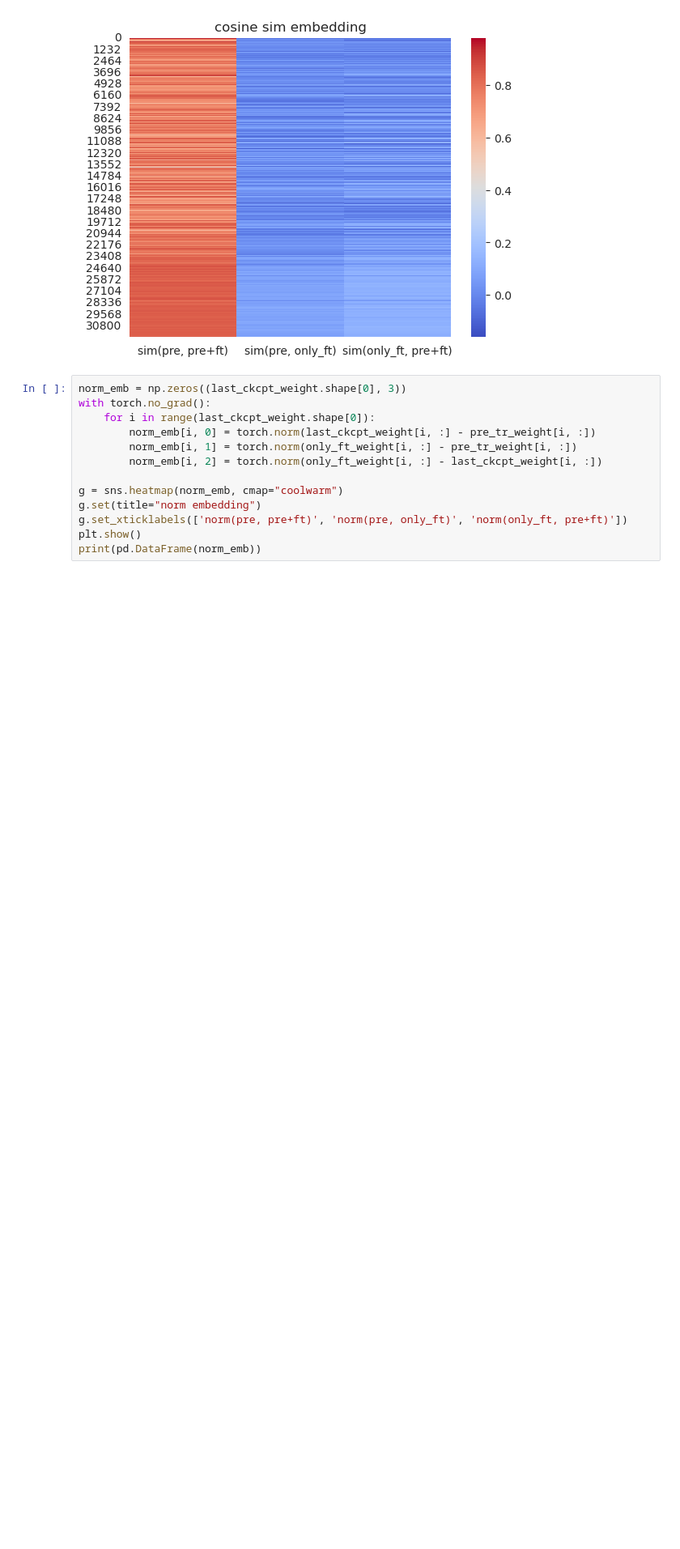
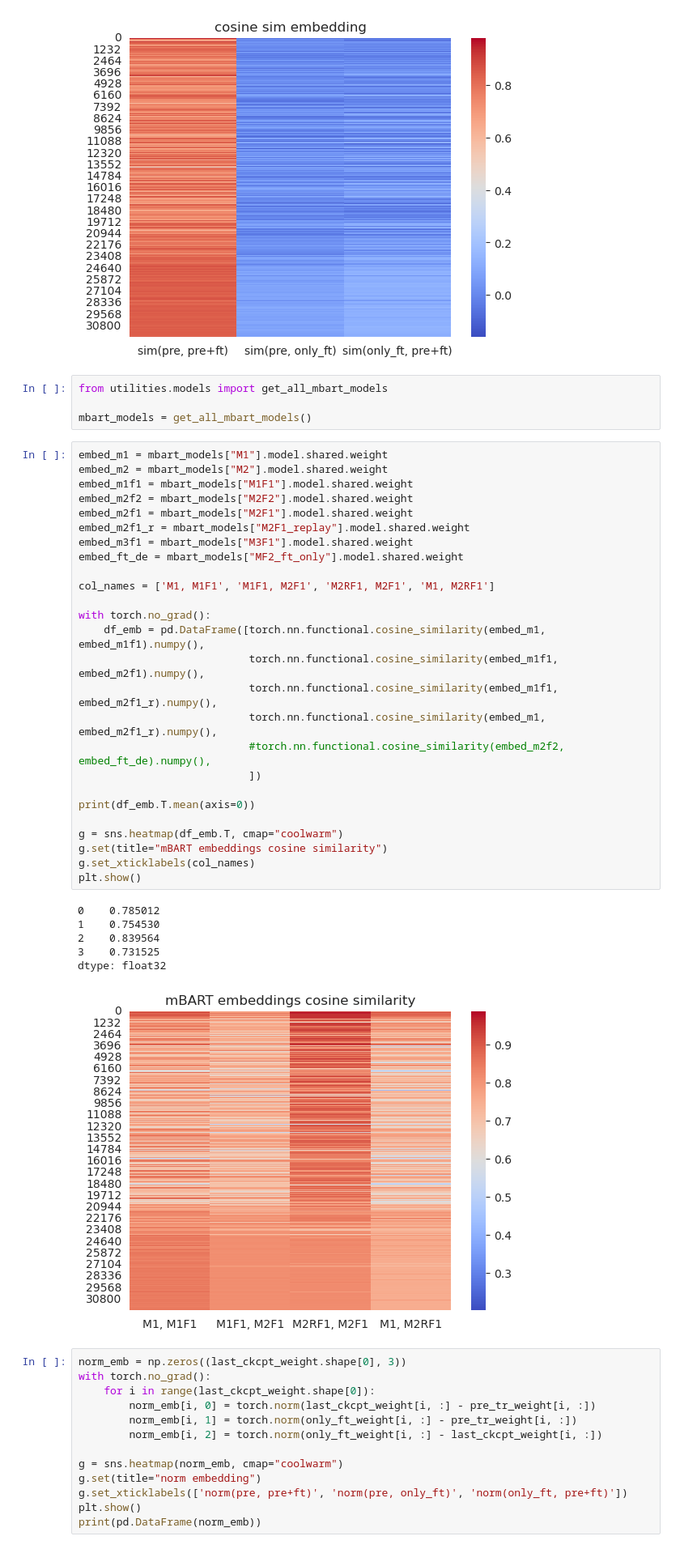
Before and after one commit to nikodallanoce/ContinualMachineTranslation, a Jupyter notebook: CompareWeights.ipynb, the cells around one changed output. Shown at 81% size. Cells and saved outputs as stored; diff of their text form; blank space fills up the shorter version.

Commit message:
cosine similarity implemented

```diff
--- a/CompareWeights.ipynb
+++ b/CompareWeights.ipynb
@@ -105,6 +105,43 @@ plt.show()
 
 [32030 rows x 3 columns]
 [figure]
+# %%
+from utilities.models import get_all_mbart_models
+
+mbart_models = get_all_mbart_models()
+# %%
+embed_m1 = mbart_models["M1"].model.shared.weight
+embed_m2 = mbart_models["M2"].model.shared.weight
+embed_m1f1 = mbart_models["M1F1"].model.shared.weight
+embed_m2f2 = mbart_models["M2F2"].model.shared.weight
+embed_m2f1 = mbart_models["M2F1"].model.shared.weight
+embed_m2f1_r = mbart_models["M2F1_replay"].model.shared.weight
+embed_m3f1 = mbart_models["M3F1"].model.shared.weight
+embed_ft_de = mbart_models["MF2_ft_only"].model.shared.weight
+
+col_names = ['M1, M1F1', 'M1F1, M2F1', 'M2RF1, M2F1', 'M1, M2RF1']
+
+with torch.no_grad():
+    df_emb = pd.DataFrame([torch.nn.functional.cosine_similarity(embed_m1, embed_m1f1).numpy(),
+                           torch.nn.functional.cosine_similarity(embed_m1f1, embed_m2f1).numpy(),
+                           torch.nn.functional.cosine_similarity(embed_m1f1, embed_m2f1_r).numpy(),
+                           torch.nn.functional.cosine_similarity(embed_m1, embed_m2f1_r).numpy(),
+                           #torch.nn.functional.cosine_similarity(embed_m2f2, embed_ft_de).numpy(),
+                           ])
+
+print(df_emb.T.mean(axis=0))
+
+g = sns.heatmap(df_emb.T, cmap="coolwarm")
+g.set(title="mBART embeddings cosine similarity")
+g.set_xticklabels(col_names)
+plt.show()
+# %% [output]
+0    0.785012
+1    0.754530
+2    0.839564
+3    0.731525
+dtype: float32
+[figure, added]
 # %%
 norm_emb = np.zeros((last_ckcpt_weight.shape[0], 3))
 with torch.no_grad():
```
Also changed, not shown: 17 other files.
